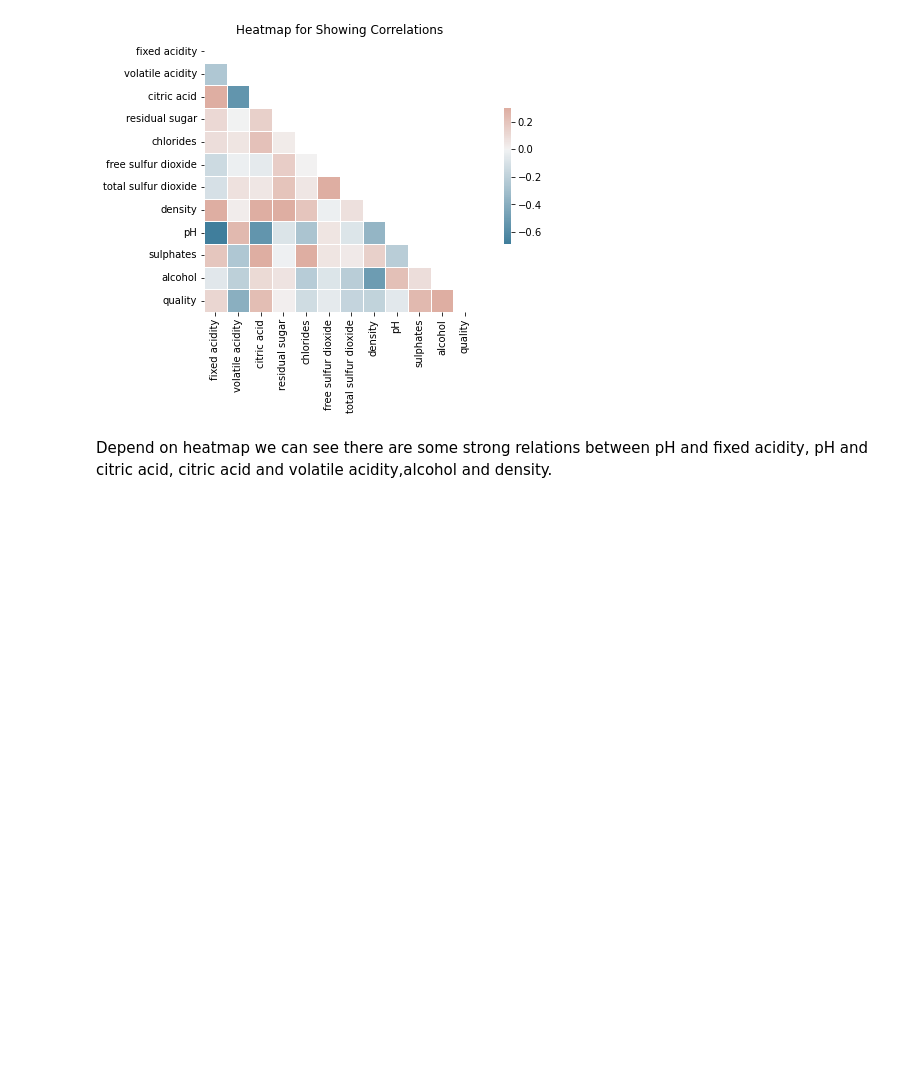
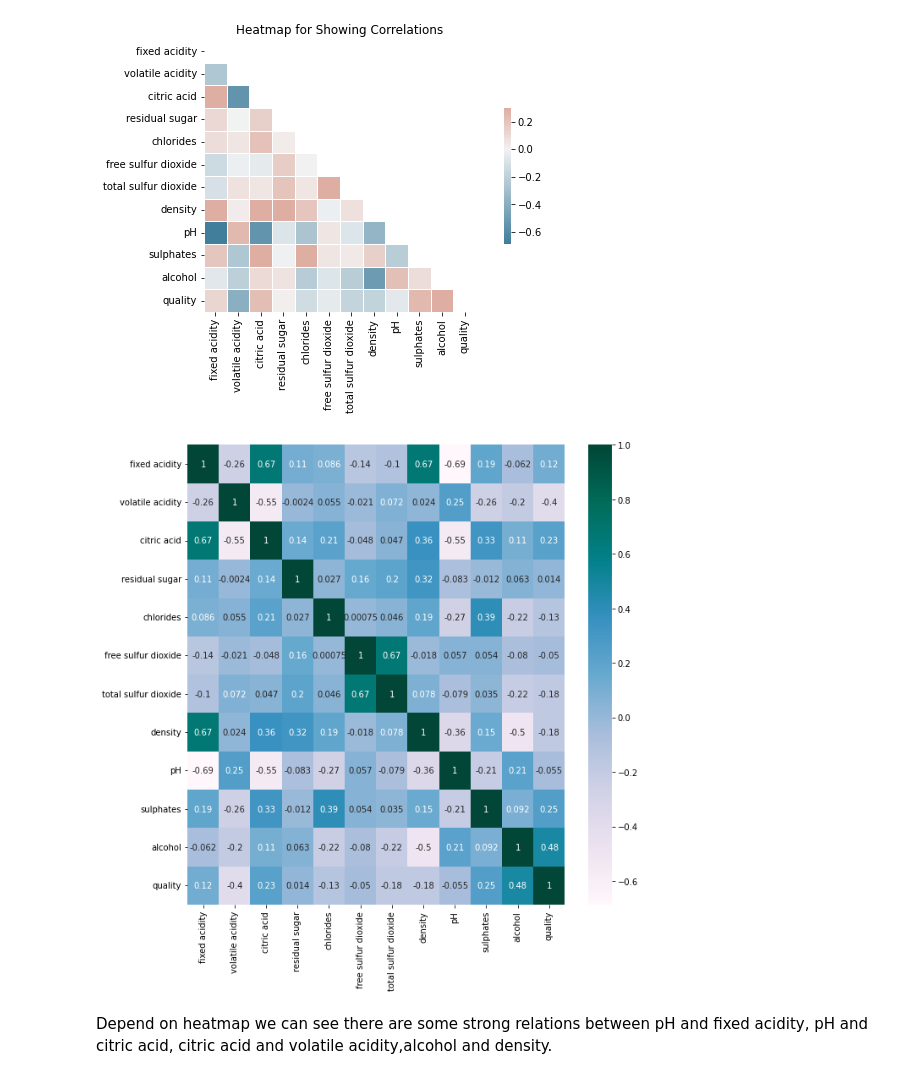
Before and after one commit to gokce-nur00/wine-quality, a Jupyter notebook: train.ipynb, the cells around one changed output. Saved outputs shown, nothing was run; the diff lists cells and outputs as text; code cells hidden in the pictures; blank space fills up the shorter version.

```diff
--- a/train.ipynb
+++ b/train.ipynb
@@ -155,6 +173,11 @@ sns.heatmap(corr, mask=mask, cmap=cmap, vmax=.3, center=0,
 plt.title('Heatmap for Showing Correlations');
 # %% [output]
 [figure]
+# %%
+plt.figure(figsize = (10,10))
+sns.heatmap(corr,annot=True, cmap= 'PuBuGn');
+# %% [output]
+[figure, added]
 # %% [markdown]
 Depend on heatmap we can see there are some strong relations between pH and fixed acidity, pH and citric acid, citric acid and volatile acidity,alcohol and density.
 # %%
```
Also changed, not shown: parts of 33 cells of this notebook.
